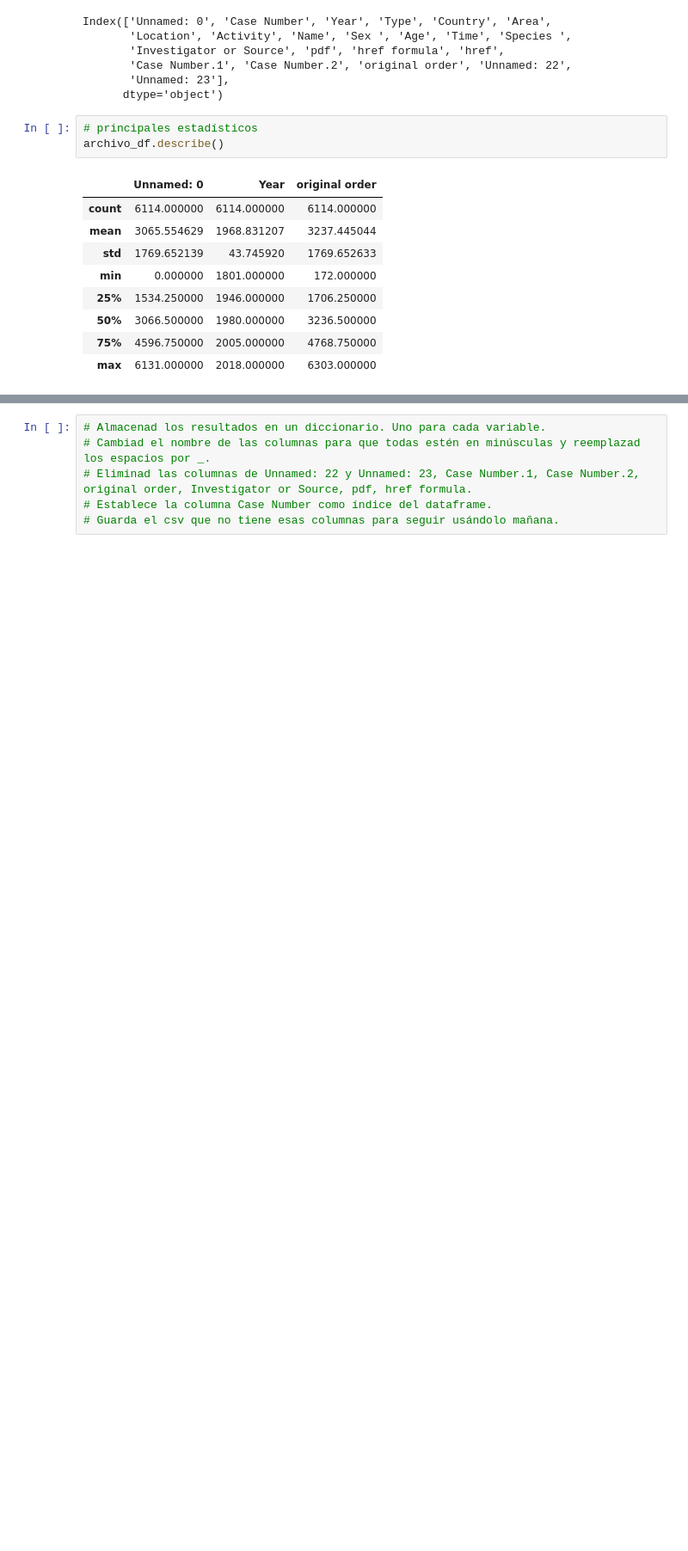
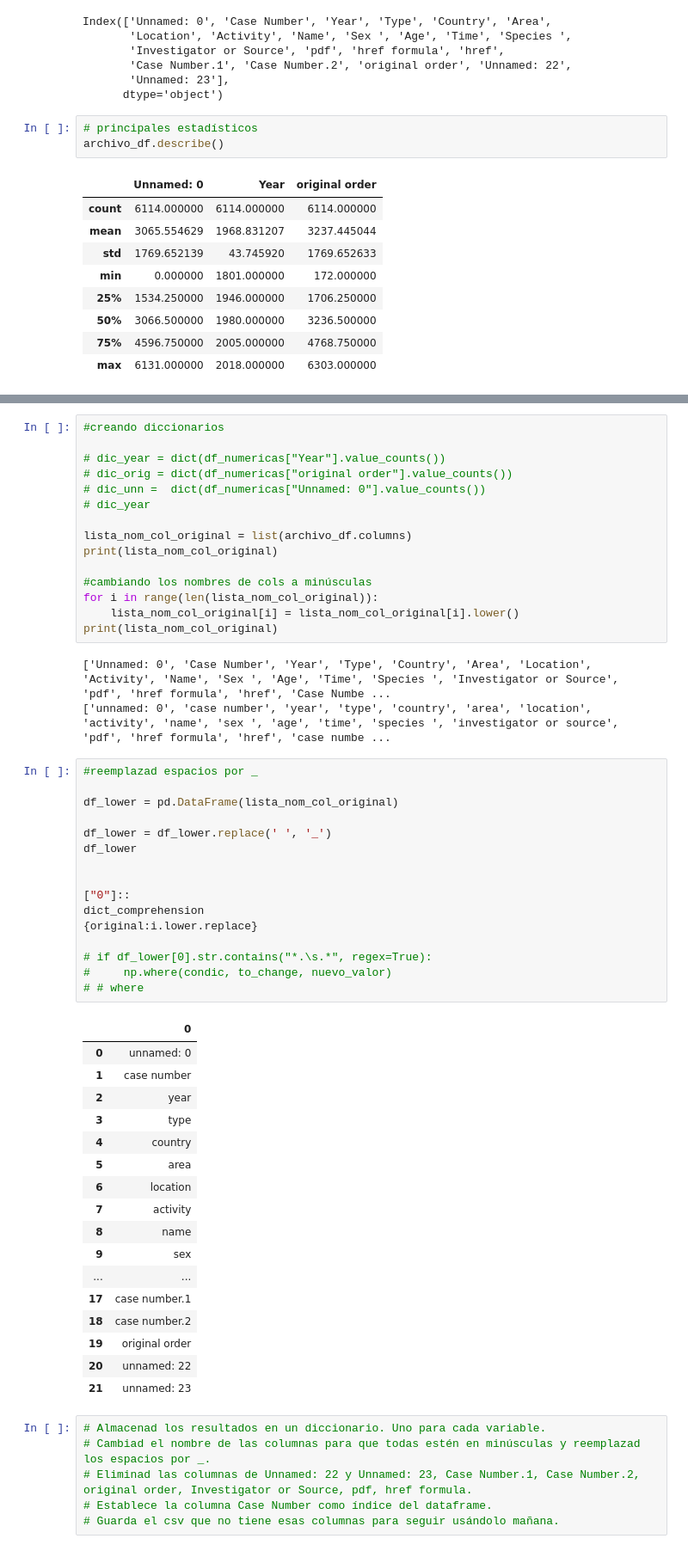
Before and after one commit to Adalab/DA-promo-A-module-2-pairprog-1-pair-2-Laura-Almudena, a Jupyter notebook: Pair_3-pandas-metodos.ipynb, the cells around one changed output, grey strips where cells are left out. Shown at 86% size. Cells and saved outputs as stored; diff of their text form; blank space fills up the shorter version.

```diff
--- a/Pair_3-pandas-metodos.ipynb
+++ b/Pair_3-pandas-metodos.ipynb
@@ -147,3 +129,55 @@ array(['F', 'M', nan, 'M ', 'lli', 'N', '.'], dtype=object)
+# %%
+#creando diccionarios
+
+# dic_year = dict(df_numericas["Year"].value_counts())
+# dic_orig = dict(df_numericas["original order"].value_counts())
+# dic_unn =  dict(df_numericas["Unnamed: 0"].value_counts())
+# dic_year
+
+lista_nom_col_original = list(archivo_df.columns)
+print(lista_nom_col_original)
+
+#cambiando los nombres de cols a minúsculas
+for i in range(len(lista_nom_col_original)):
+    lista_nom_col_original[i] = lista_nom_col_original[i].lower()
+print(lista_nom_col_original)
+# %% [output]
+['Unnamed: 0', 'Case Number', 'Year', 'Type', 'Country', 'Area', 'Location', 'Activity', 'Name', 'Sex ', 'Age', 'Time', 'Species ', 'Investigator or Source', 'pdf', 'href formula', 'href', 'Case Numbe ...
+['unnamed: 0', 'case number', 'year', 'type', 'country', 'area', 'location', 'activity', 'name', 'sex ', 'age', 'time', 'species ', 'investigator or source', 'pdf', 'href formula', 'href', 'case numbe ...
+# %%
+#reemplazad espacios por _
+
+df_lower = pd.DataFrame(lista_nom_col_original)
+
+df_lower = df_lower.replace(' ', '_')
+df_lower
+
+
+["0"]::
+dict_comprehension
+{original:i.lower.replace}
+
+# if df_lower[0].str.contains("*.\s.*", regex=True):
+#     np.where(condic, to_change, nuevo_valor)
+# # where
+# %% [output]
+|  | 0 |
+| 0 | unnamed: 0 |
+| 1 | case number |
+| 2 | year |
+| 3 | type |
+| 4 | country |
+| 5 | area |
+| 6 | location |
+| 7 | activity |
+| 8 | name |
+| 9 | sex |
+| ... | ... |
+| 17 | case number.1 |
+| 18 | case number.2 |
+| 19 | original order |
+| 20 | unnamed: 22 |
+| 21 | unnamed: 23 |
 # %%
 # Almacenad los resultados en un diccionario. Uno para cada variable.
 # Cambiad el nombre de las columnas para que todas estén en minúsculas y reemplazad los espacios por _.
```
Also changed, not shown: parts of 7 cells of this notebook.
